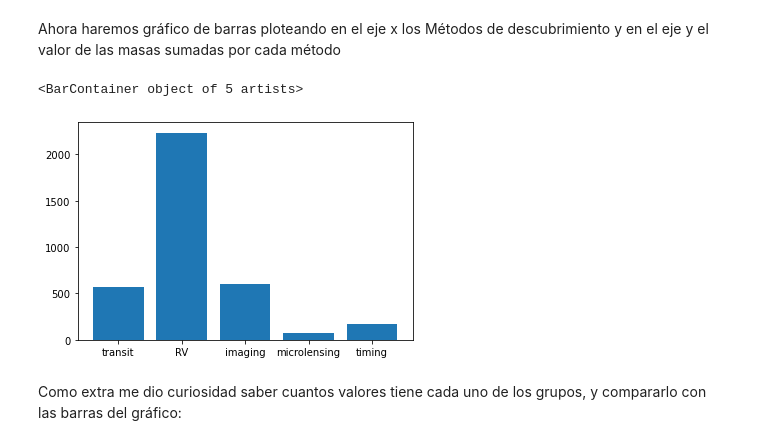
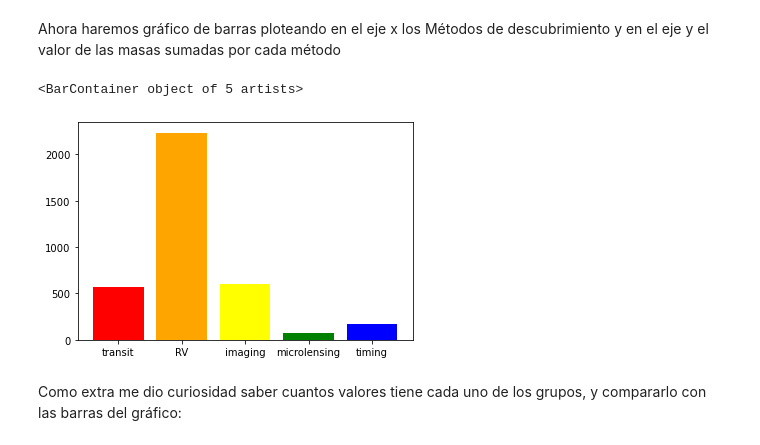
Before and after one commit to DinierGamboa/Tareas_data_science, a Jupyter notebook: Tareas y autoevaluaciones/Tarea 1.ipynb, the cells around one changed output. Cells and saved outputs as stored; diff of their text form; code cells hidden in the pictures.

Commit message:
se cambió los colores del gráfico de barras

```diff
--- a/Tareas y autoevaluaciones/Tarea 1.ipynb
+++ b/Tareas y autoevaluaciones/Tarea 1.ipynb
@@ -117,11 +116,11 @@ Ahora haremos gráfico de barras ploteando en el eje x los Métodos de descubrim
 # %%
 x = np.array(['transit', 'RV', 'imaging', 'microlensing', 'timing'])
 y = np.array([a1, b1, c1, d1, e1])
 
-plt.bar(x, y)
+plt.bar(x, y, color = ['red', 'orange', 'yellow', 'green', 'blue'])
 # %% [output]
 <BarContainer object of 5 artists>
-[figure, old version]
+[figure, new version]
 # %% [markdown]
 Como extra me dio curiosidad saber cuantos valores tiene cada uno de los grupos, y compararlo con las barras del gráfico:
 # %%
```
Also changed, not shown: parts of 1 cell of this notebook.
